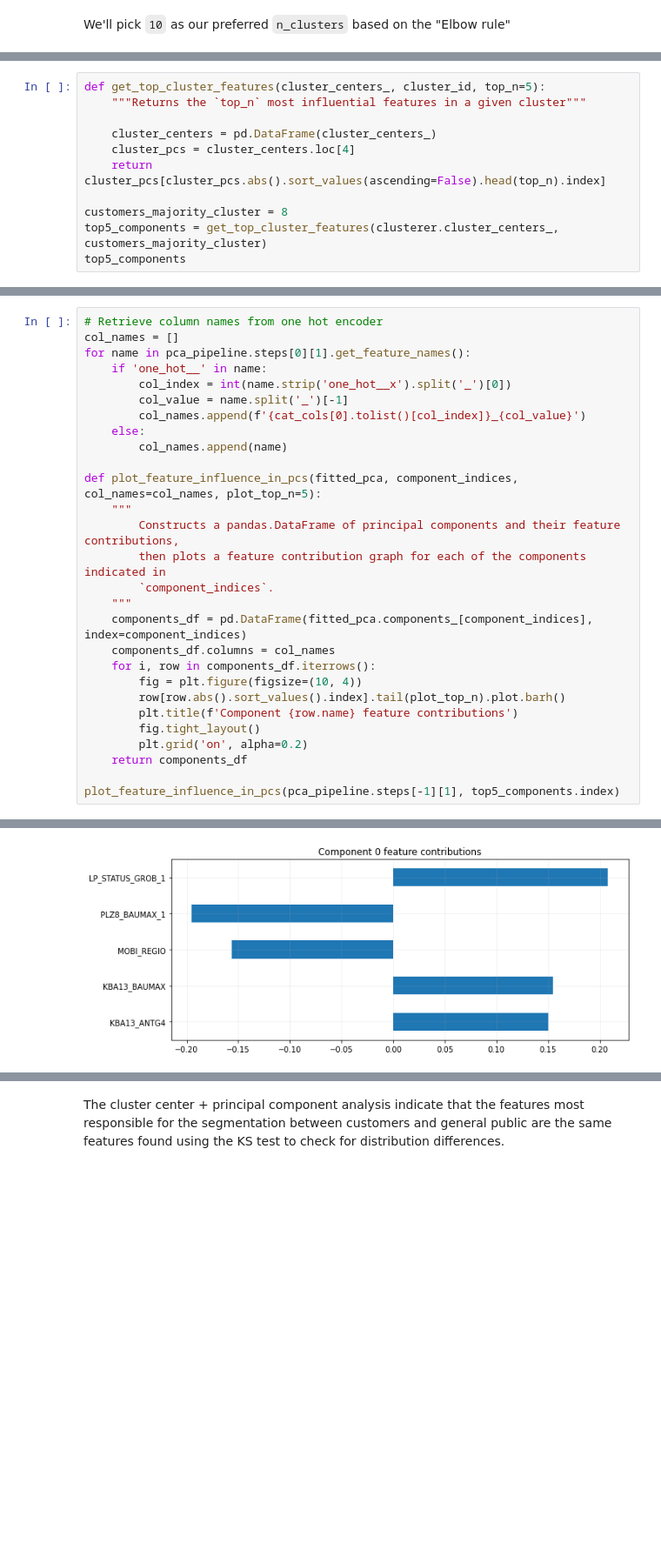
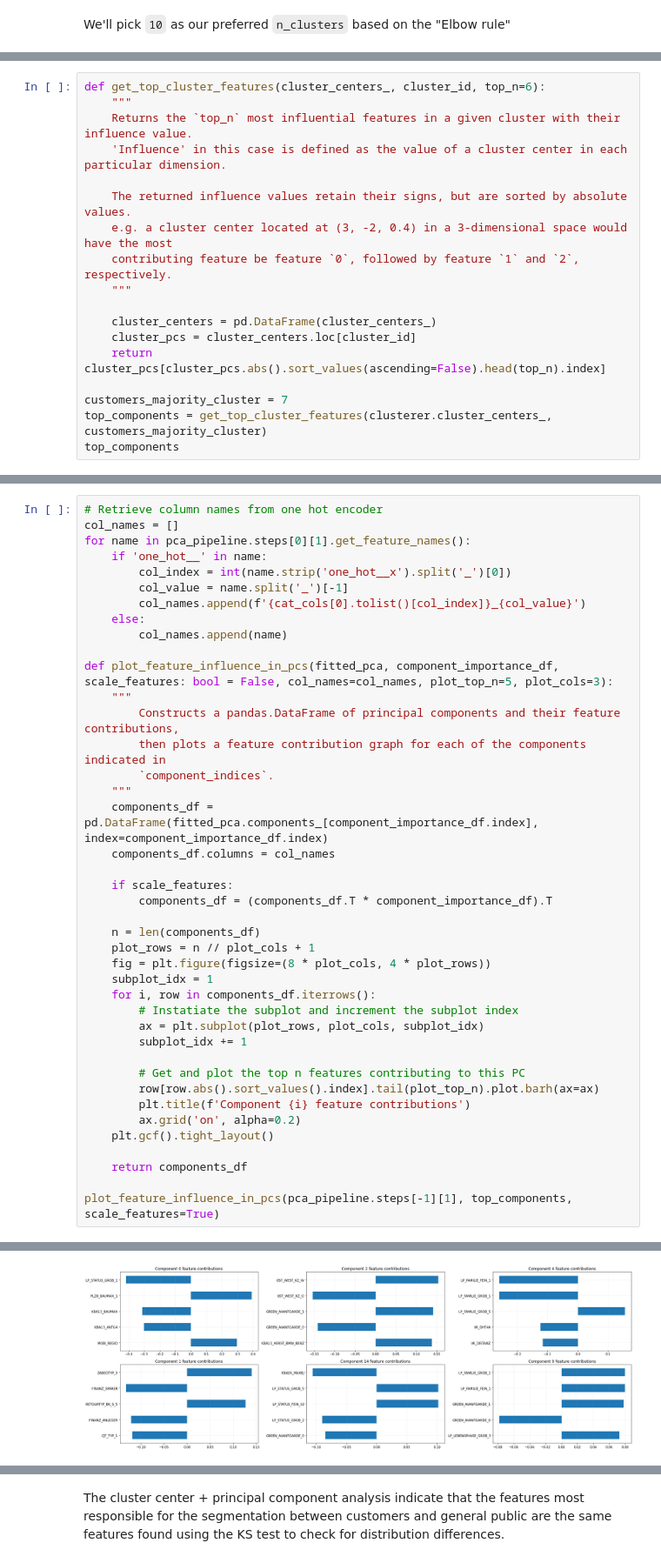
Before and after one commit to guischmitd/udacity_ds_capstone, a Jupyter notebook: 2_customer_segmentation.ipynb, the cells around one changed output, grey strips where cells are left out. Shown: that part at 87% size. Saved outputs shown, nothing was run; the diff lists cells and outputs as text; blank space fills up the shorter version.

```diff
--- a/2_customer_segmentation.ipynb
+++ b/2_customer_segmentation.ipynb
@@ -350,12 +318,19 @@ cluster_pcs
 # %%
-def get_top_cluster_features(cluster_centers_, cluster_id, top_n=5):
-    """Returns the `top_n` most influential features in a given cluster"""
+def get_top_cluster_features(cluster_centers_, cluster_id, top_n=6):
+    """
+    Returns the `top_n` most influential features in a given cluster with their influence value.
+    'Influence' in this case is defined as the value of a cluster center in each particular dimension.
+
+    The returned influence values retain their signs, but are sorted by absolute values.
+    e.g. a cluster center located at (3, -2, 0.4) in a 3-dimensional space would have the most
+    contributing feature be feature `0`, followed by feature `1` and `2`, respectively.
+    """
 
     cluster_centers = pd.DataFrame(cluster_centers_)
-    cluster_pcs = cluster_centers.loc[4]
+    cluster_pcs = cluster_centers.loc[cluster_id]
     return cluster_pcs[cluster_pcs.abs().sort_values(ascending=False).head(top_n).index]
 
-customers_majority_cluster = 8
-top5_components = get_top_cluster_features(clusterer.cluster_centers_, customers_majority_cluster)
-top5_components
+customers_majority_cluster = 7
+top_components = get_top_cluster_features(clusterer.cluster_centers_, customers_majority_cluster)
+top_components
 # %% [output]
@@ -376,21 +352,34 @@ for name in pca_pipeline.steps[0][1].get_feature_names():
     else:
         col_names.append(name)
 
-def plot_feature_influence_in_pcs(fitted_pca, component_indices, col_names=col_names, plot_top_n=5):
+def plot_feature_influence_in_pcs(fitted_pca, component_importance_df, scale_features: bool = False, col_names=col_names, plot_top_n=5, plot_cols=3):
     """
         Constructs a pandas.DataFrame of principal components and their feature contributions,
         then plots a feature contribution graph for each of the components indicated in
         `component_indices`.
     """
-    components_df = pd.DataFrame(fitted_pca.components_[component_indices], index=component_indices)
+    components_df = pd.DataFrame(fitted_pca.components_[component_importance_df.index], index=component_importance_df.index)
     components_df.columns = col_names
+
+    if scale_features:
+        components_df = (components_df.T * component_importance_df).T
+
+    n = len(components_df)
+    plot_rows = n // plot_cols + 1
+    fig = plt.figure(figsize=(8 * plot_cols, 4 * plot_rows))
+    subplot_idx = 1
     for i, row in components_df.iterrows():
-        fig = plt.figure(figsize=(10, 4))
-        row[row.abs().sort_values().index].tail(plot_top_n).plot.barh()
-        plt.title(f'Component {row.name} feature contributions')
-        fig.tight_layout()
-        plt.grid('on', alpha=0.2)
+        # Instatiate the subplot and increment the subplot index
+        ax = plt.subplot(plot_rows, plot_cols, subplot_idx)
+        subplot_idx += 1
+
+        # Get and plot the top n features contributing to this PC
+        row[row.abs().sort_values().index].tail(plot_top_n).plot.barh(ax=ax)
+        plt.title(f'Component {i} feature contributions')
+        ax.grid('on', alpha=0.2)
+    plt.gcf().tight_layout()
+
     return components_df
 
-plot_feature_influence_in_pcs(pca_pipeline.steps[-1][1], top5_components.index)
+plot_feature_influence_in_pcs(pca_pipeline.steps[-1][1], top_components, scale_features=True)
 # %% [output]
@@ -404 +394 @@ plot_feature_influence_in_pcs(pca_pipeline.steps[-1][1], top5_components.index)
-[figure, old version]
+[figure, new version]
```
Also changed, not shown: parts of 17 cells of this notebook, 5 other files.
